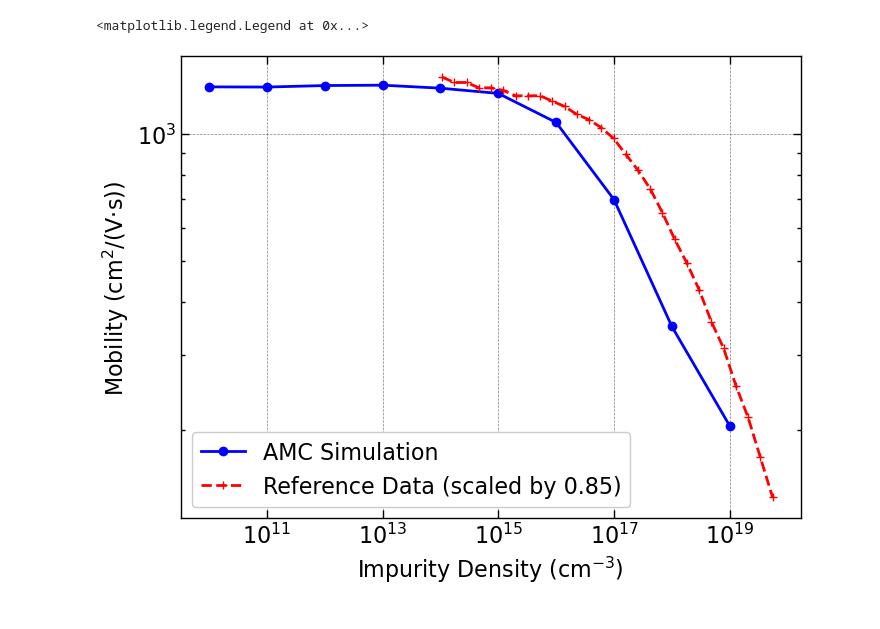
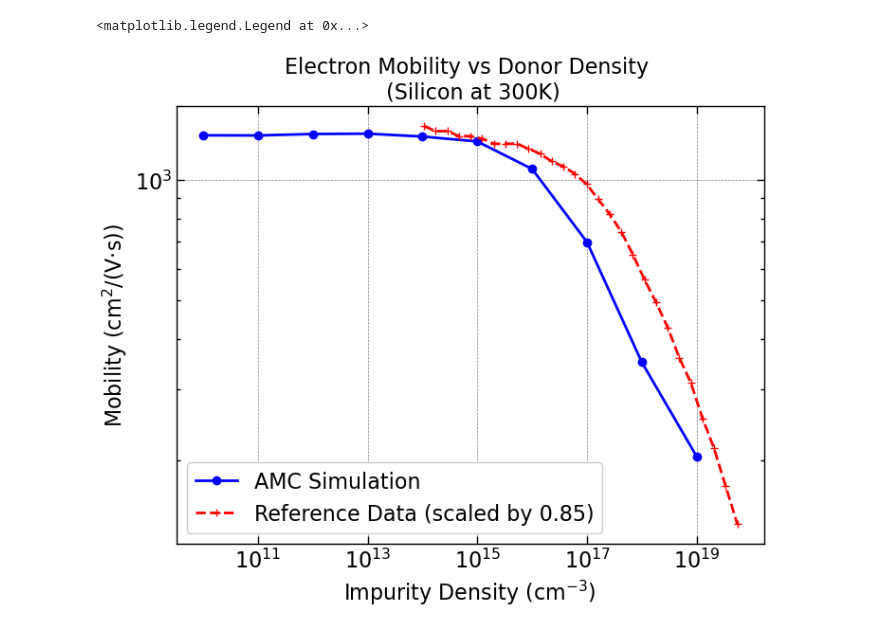
Before and after one commit to RemiHelleboid/UltimateEPM, a Jupyter notebook: python/AMC/plot_results_misc.ipynb, the cells around one changed output. Cells and saved outputs as stored; diff of their text form; code cells hidden in the pictures.

```diff
--- a/python/AMC/plot_results_misc.ipynb
+++ b/python/AMC/plot_results_misc.ipynb
@@ -11,31 +11,32 @@ plt.style.use(['science', 'notebook', 'grid'])
 # for k in  10 11 12 13 14 15 16 17 18 19 20; do echo $k && python ../python/AMC/run_field_sweep.py --exe ./apps/amc.epm
 # --outdir mainBulk --fields -2e3 -1e3 -6e2 -3e2 -1e2 1e2 3e2 6e2 1e3 2e3   --nbthreads 32 --particle electron --npart 320
 # --max-energy 1.0 --time 0.3e-9 --mobility-fit-max-field 2e3 --enable-impurity-scattering --impurity-density 1e$k
 # --impurity-model mobility --show >> ScreenedCoulomb2.txt; done
 # Git commit : 72d9fc955ec40a6f5aacb3c5204ea30e092de643
 
 
 impurity_density_cm3 = np.array([
     1e10, 1e11, 1e12, 1e13, 1e14,
     1e15, 1e16, 1e17, 1e18, 1e19
 ])
 
 mobility_cm2_V_s = np.array([
     1289.3, 1287.9, 1298.6, 1301.1, 1280.2,
     1244.3, 1062.7, 698.9, 350.9, 204.5
 ])
 
 file_ref = "../../examples/references/Mobility300K_Si_vsDonor.csv"
 donor_ref, mobility_ref = np.loadtxt(file_ref, delimiter=',', skiprows=1, unpack=True)
 
 fig, ax = plt.subplots()
 ax.plot(impurity_density_cm3, mobility_cm2_V_s, marker='o', linestyle='-', color='blue', label='AMC Simulation')
 ax.plot(donor_ref[::5], mobility_ref[::5]*0.85, marker='+', linestyle='--', color='red', label='Reference Data (scaled by 0.85)')
 ax.set_xscale('log')
 ax.set_yscale('log')
 ax.set_xlabel('Impurity Density (cm$^{-3}$)')
 ax.set_ylabel('Mobility (cm$^2$/(V·s))')
+ax.set_title('Electron Mobility vs Donor Density \n (Silicon at 300K)')
 ax.legend()
 # %% [output]
 <matplotlib.legend.Legend at 0x...>
-[figure, old version]
+[figure, new version]
```
Also changed, not shown: parts of 1 cell of this notebook, 2 other files.
